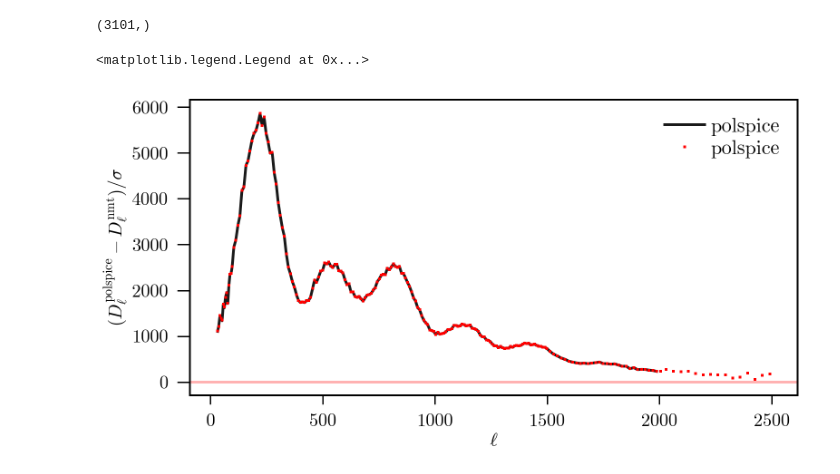
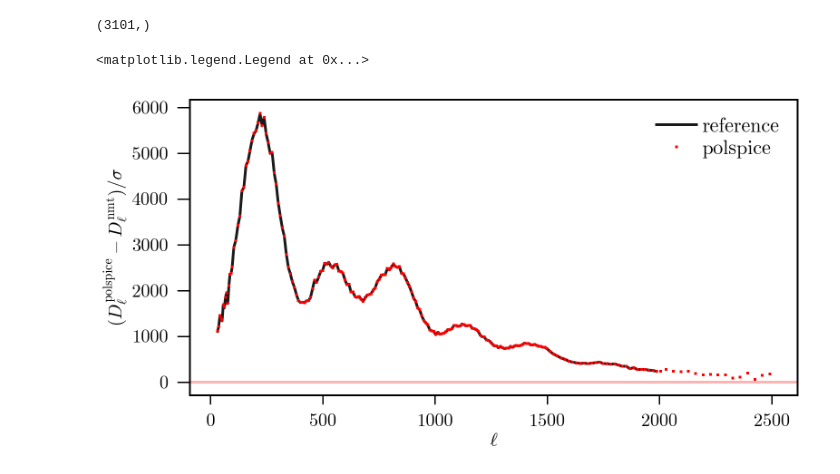
Before and after one commit to simonsobs/PSpipe, a Jupyter notebook: project/Planck/notebooks/Planck Spice.ipynb, the cells around one changed output. Cells and saved outputs as stored; diff of their text form; code cells hidden in the pictures.

```diff
--- a/project/Planck/notebooks/Planck Spice.ipynb
+++ b/project/Planck/notebooks/Planck Spice.ipynb
@@ -137,21 +163,21 @@ Cb_polspice = np.array([ np.sum(
 # %%
 plt.figure(figsize=(12,6))
 plt.axhline(0, color='red', alpha=0.3)
 plt.ylabel(r'$(D_{\ell}^{\mathrm{polspice}} - D^{\rm nmt}_{\ell}) / \sigma$',fontsize=20)
 plt.xlabel(r'$\ell$',fontsize=20)
 
 lmin_,lmax_,l,cl,error=np.loadtxt('../planck_spectra/spectra_' + f'TT_{143}x{143}' + '.dat',unpack=True)
 
 plt.plot(l,
-         (cl) * l**2 / 2 /np.pi, label='polspice')
+         (cl) * l**2 / 2 /np.pi, label='reference')
 
 plt.plot(binned_ell,Cb_polspice*binned_ell**2/(2*np.pi) * 1e12, 'r.', marker='+', label='polspice')
 
 # plt.ylim(-3, 3)
 plt.legend()
 # %% [output]
 <matplotlib.legend.Legend at 0x...>
-[figure, old version]
+[figure, new version]
 # %%
 plt.figure(figsize=(12,6))
 plt.axhline(0, color='red', alpha=0.3)
```
Also changed, not shown: parts of 4 cells of this notebook, 13 other files.
